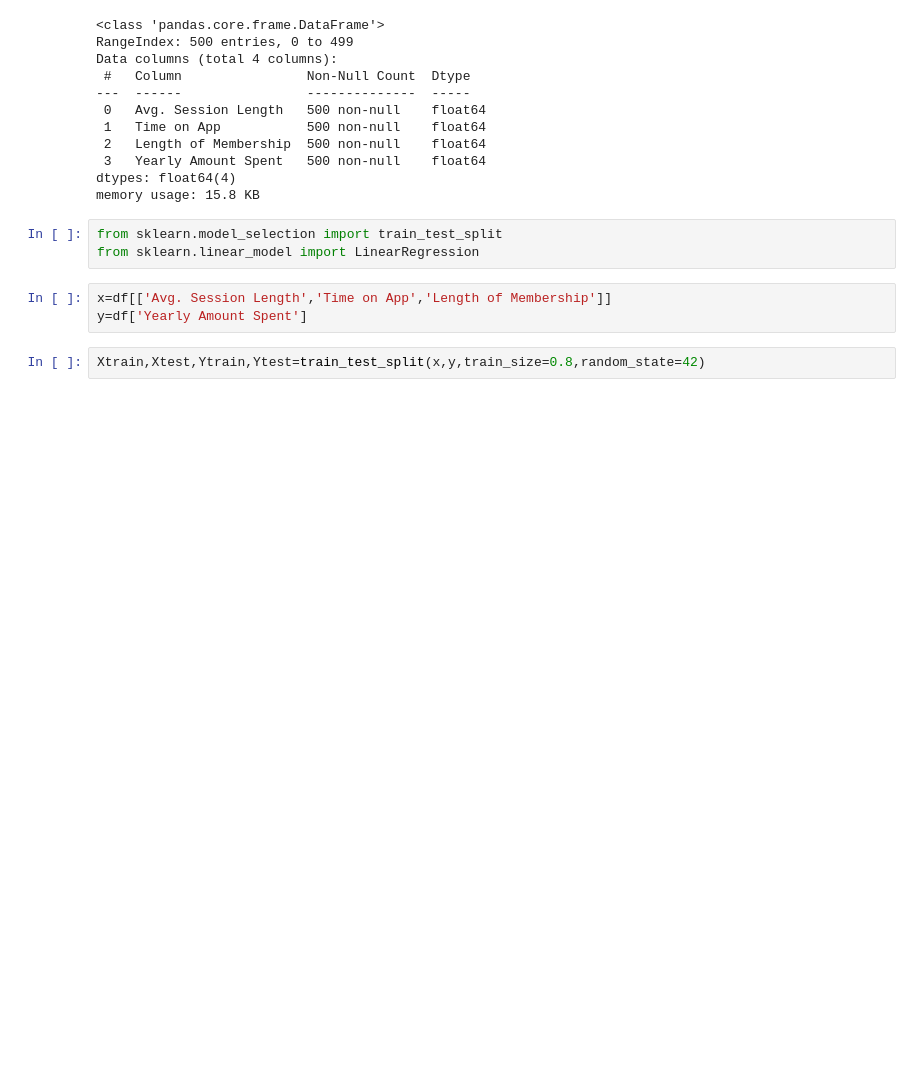
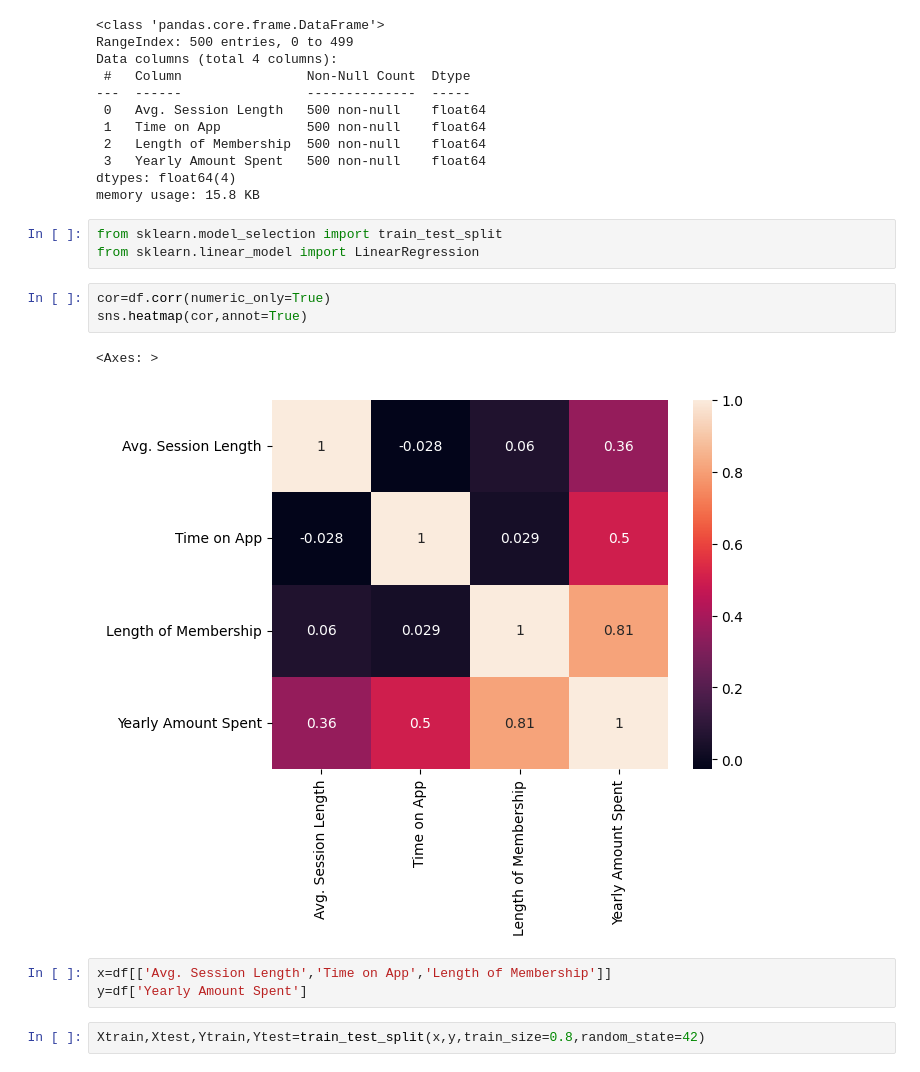
Before and after one commit to ubtotta/Customer-Spending-Prediction-Using-Multiple-Linear-Regression, a Jupyter notebook: 5Ecom_cust(Model_eval_using_metrics).ipynb, the cells around one changed output. Drawn from its saved outputs; the diff is of its cells as text; blank space fills up the shorter version.

```diff
--- a/5Ecom_cust(Model_eval_using_metrics).ipynb
+++ b/5Ecom_cust(Model_eval_using_metrics).ipynb
@@ -71,6 +72,12 @@ memory usage: 15.8 KB
 # %%
 from sklearn.model_selection import train_test_split
 from sklearn.linear_model import LinearRegression
+# %%
+cor=df.corr(numeric_only=True)
+sns.heatmap(cor,annot=True)
+# %% [output]
+<Axes: >
+[figure, added]
 # %%
 x=df[['Avg. Session Length','Time on App','Length of Membership']]
 y=df['Yearly Amount Spent']
```
Also changed, not shown: parts of 1 cell of this notebook.
